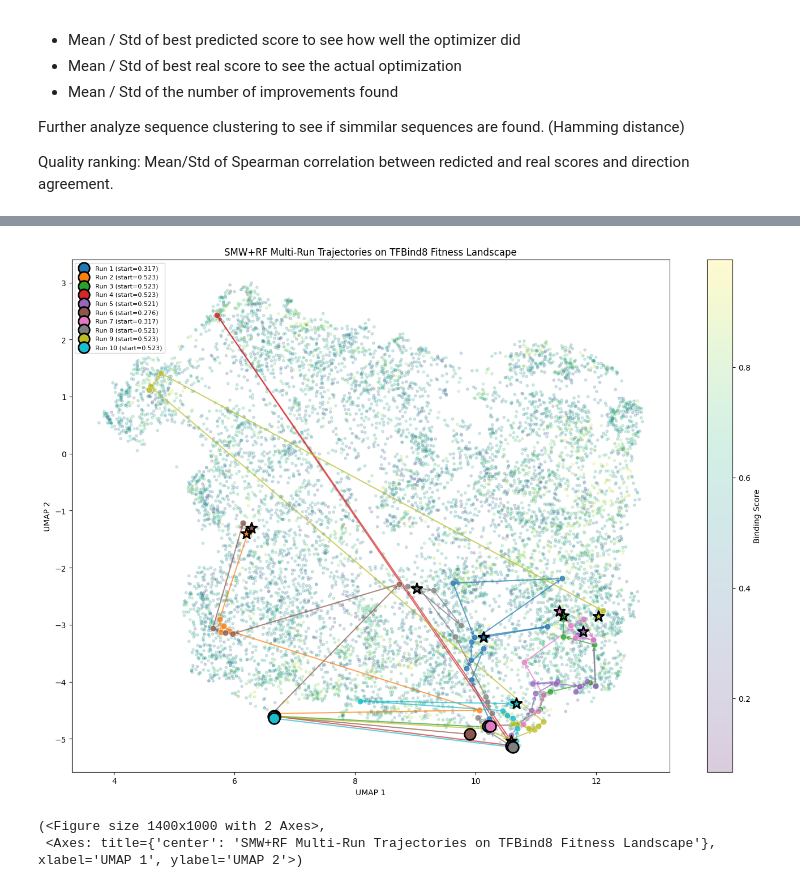
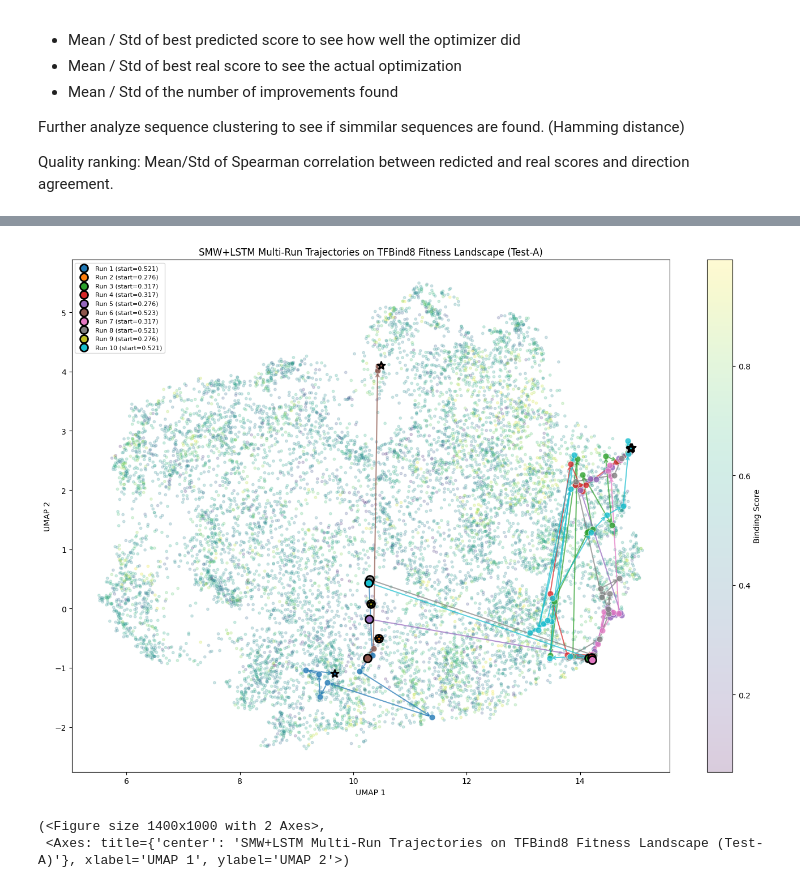
Before and after one commit to meier108/PracticalWork, a Jupyter notebook: main_TFBind8.ipynb, the cells around one changed output, grey strips where cells are left out. Cells and saved outputs as stored; diff of their text form; code cells hidden in the pictures.

Commit message:
plots for report for SMW appraoch

```diff
--- a/main_TFBind8.ipynb
+++ b/main_TFBind8.ipynb
@@ -114,7 +124,7 @@ smw = SMW(nucleotides= [0, 1, 2, 3])
 n_steps = 100
 mutation_steps = 10
 
-scorer = rf
+scorer = lstm
 
 # Select a random seed sequence from the test set
 seed_sequence = X_train[0]
@@ -590,33 +530,30 @@ plt.show()
 # %%
 from main_scorer import plot_umap_multi_trajectories
-
-
-import ast
 import numpy as np
 
 # Load the CSV
-#df_all_walks = pd.read_csv('multiple_walks_all_data.csv')
+df_all_walks = pd.read_csv('results/LSTM/Test_A_multiple_walks_all_data.csv')
 
 # Convert string representations back to numpy arrays
 def parse_array(s):
     """Convert string representation of array back to numpy array."""
     if isinstance(s, np.ndarray):
         return s
     # Remove brackets and split by whitespace
     s = s.strip('[]')
     values = [float(x) for x in s.split()]
     return np.array(values)
 
-#df_all_walks['mutation'] = df_all_walks['mutation'].apply(parse_array)
+df_all_walks['mutation'] = df_all_walks['mutation'].apply(parse_array)
 
 # Plot all trajectories on the fitness landscape
 plot_umap_multi_trajectories(
     df_oracle=df_oracle,
     df_all_walks=df_all_walks,  # Use the in-memory DataFrame
     SEED=SEED,
-    title="SMW+RF Multi-Run Trajectories on TFBind8 Fitness Landscape"
+    title="SMW+LSTM Multi-Run Trajectories on TFBind8 Fitness Landscape (Test-A)"
 )
 # %% [output]
-[figure, old version]
+[figure, new version]
 (<Figure size 1400x1000 with 2 Axes>,
- <Axes: title={'center': 'SMW+RF Multi-Run Trajectories on TFBind8 Fitness Landscape'}, xlabel='UMAP 1', ylabel='UMAP 2'>)
+ <Axes: title={'center': 'SMW+LSTM Multi-Run Trajectories on TFBind8 Fitness Landscape (Test-A)'}, xlabel='UMAP 1', ylabel='UMAP 2'>)
```
Also changed, not shown: parts of 21 cells of this notebook, 35 other files.
